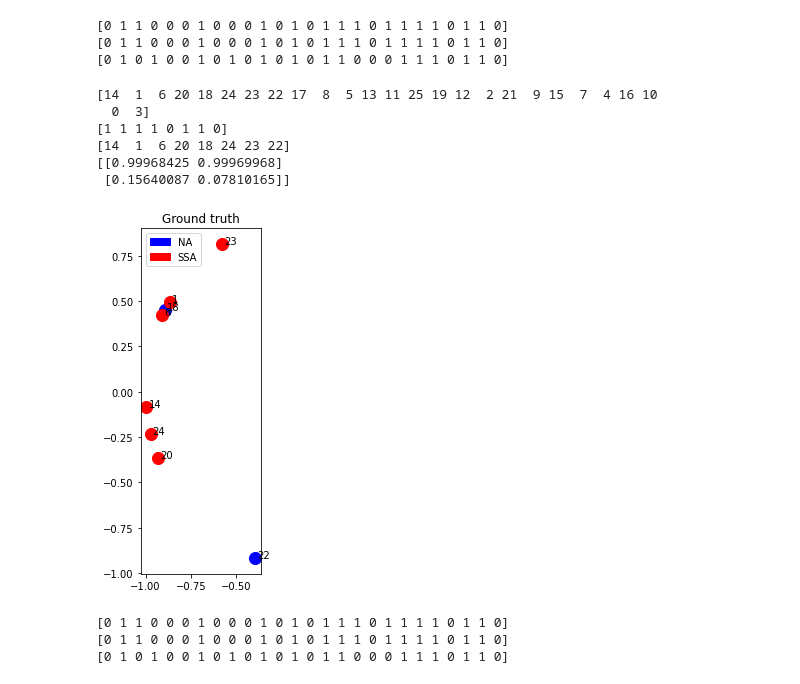
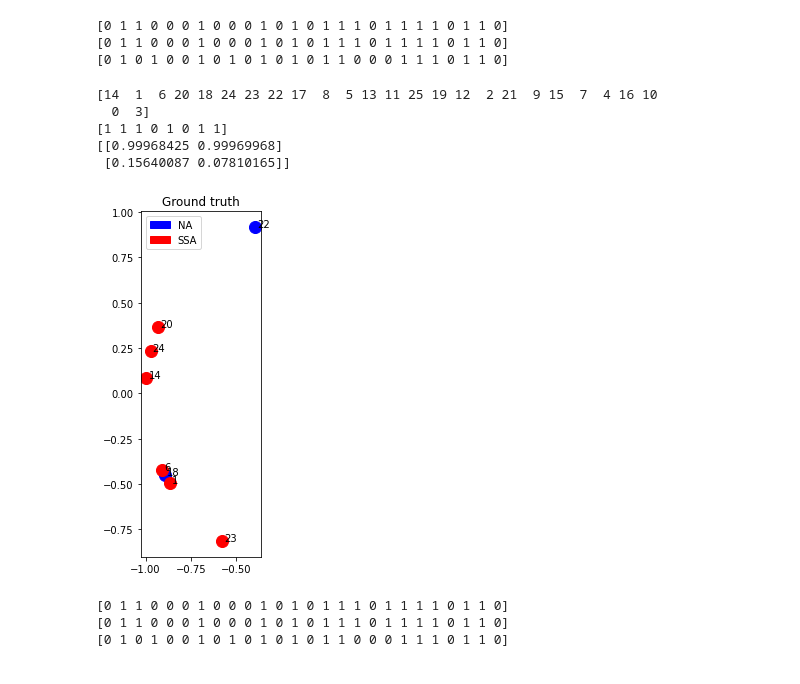
Before and after one commit to alexandremerasli/TFE, a Jupyter notebook: cluster_data.ipynb, the cells around one changed output. Saved outputs shown, nothing was run; the diff lists cells and outputs as text; code cells hidden in the pictures.

```diff
--- a/cluster_data.ipynb
+++ b/cluster_data.ipynb
@@ -1421,6 +1421,7 @@ nbParticipants = len(ISC_EEG)
 class Results():
 
     def __init__(self,name,random_init,sslLabel=None,n_neighbors=3,condition=condition,nbParticipants=nbParticipants,singleRun=True):
+        N = len(condition)
         self.accuracy = np.zeros((N,len(coefficients)))
         self.best_accuracy = 0
         self.best_dim = 0
@@ -1485,6 +1486,7 @@ class Results():
         print(self.probaLabel)
 
     def applyMethod(self,method,dim=np.arange(1,int(N/4)+2),verbose=True):
+        N = len(self.condition)
         if (verbose):
             print("Computing clustering\n")
         for p in range(len(coefficients)):
@@ -1493,7 +1495,6 @@ class Results():
             distance_matrix = computeDistanceMatrix(normalisation=coefficients[p],addCoef=add_coef)
 
             for i in dim: # Negative means PCoA, 7 means t-SNE, range(1,6) means metric MDS
-                self.best_points = np.zeros((N,abs(i)))
                 if (isinstance(self,MapMethodResults)):
                     if (i<0):
                         points = computePCoACoordinate(distance_matrix,n_comp=abs(i))
@@ -1504,7 +1505,7 @@ class Results():
                         #points = transformPoints(points)
                         points = points[:,:2]
                         self.condition = condition
-                        #self.condition = self.condition[sortedIdx[:nbParticipants]]
+                        N = len(self.condition)
                     elif (i<int(N/4)+1):
                         points,stress,disparities = computeMDSCoordinate(distance_matrix,i)
                     elif (i==7):
@@ -1529,7 +1530,9 @@ class Results():
                     label = meth.predict(points)
 
                 if (self.singleRun):
+                    print(N)
                     acc = sum(self.condition==label)/N
+                    print(acc)
                     if (acc<0.5):
                         label = 1-label
                         self.accuracy[i-1,p] = 1-acc
@@ -1542,6 +1545,7 @@ class Results():
                 print(self.condition)
                 acc = sum(self.condition==label)/N
                 self.accuracy[i-1,p] = acc
+                self.best_points = np.zeros((N,abs(i)))
 
                 if self.accuracy[i-1,p] == np.max(self.accuracy):
                     self.label = label
@@ -1554,6 +1558,7 @@ class Results():
                         self.SC = silhouetteCoef(distance_matrix,self.label,metric='precomputed')
 
     def applyMethodAverage(self,method,coef,dim=2,n_run=1,verbose=True):
+        N = len(self.condition)
         print("Computing clustering\n")
         self.best_points = np.zeros((N,dim))
         self.best_dim = dim
@@ -1599,6 +1604,7 @@ class Results():
             self.accuracy = acc
 
     def reverseLabel(self,label):
+        N = len(self.condition)
         for i in range(len(self.allLabel)):
             if (np.array_equal(label,self.allLabel[i])):
                 return label
@@ -1615,6 +1621,7 @@ class Results():
         return label
 
     def writeProbaLabel(self):
+        N = len(self.condition)
         probaLabel = np.zeros((N,2))
         probaLabel[:,0] = self.condition
         probaLabel[:,1] = self.probaLabel
@@ -1633,6 +1640,7 @@ class MapMethodResults(Results):
         Results.__init__(self,name,random_init,sslLabel,n_neighbors,condition,nbParticipants,singleRun)
 
     def applyMethodAndMDSAverages(self,method,dim=2,coef=1,n_run=1,n_mds_run=1,verbose=True):
+        N = len(self.condition)
         print("Computing clustering\n")
         self.best_points = np.zeros((N,dim))
         self.best_dim = dim
@@ -1676,6 +1684,7 @@ class MapMethodResults(Results):
             self.accuracy = acc
 
     def clusteringAccuracyWithDimension(self):
+        #N = len(self.condition)
         # Plot clustering accuracy with increasing dimension
         for p in range(len(coefficients)):
             plt.plot(np.arange(1,N+1),self.accuracy[:,p],label=str(coefficients[p]))
@@ -2191,9 +2204,6 @@ def bestClassifiedOverAll(result,k):
     idx = np.argsort(np.concatenate((foundNA,foundSSA)))
     return kargmin(dist[idx],k)
 
-
-
-
 def computeMVSCCoordinate(n_clusters=2,p=26):
     sortedIdx = bestClassifiedOverAll(result,N)
     print(sortedIdx)
@@ -2204,45 +2214,54 @@ def computeMVSCCoordinate(n_clusters=2,p=26):
     mat_IBI = np.copy(ISC_IBI[sortedIdx,:])
     mat_IBI = mat_IBI[:,sortedIdx]
 
+    global subjectsWithoutShift
+    subjectsWithoutShift = sortedIdx[:p]
+    idx = np.argsort(subjectsWithoutShift)
+    subjectsWithoutShift = subjectsWithoutShift[idx]
+
     mat_EEG = mat_EEG[:p,:p]
     mat_EDA = mat_EDA[:p,:p]
     mat_IBI = mat_IBI[:p,:p]
+    mat_EEG = mat_EEG[idx,:]
+    mat_EDA = mat_EDA[idx,:]
+    mat_IBI = mat_IBI[idx,:]
+    mat_EEG = mat_EEG[:,idx]
+    mat_EDA = mat_EDA[:,idx]
+    mat_IBI = mat_IBI[:,idx]
+
     global subjects
     subjects = np.arange(p)
-    global subjectsWithoutShift
-    subjectsWithoutShift = sortedIdx[:p]
     global condition
     condition = condition[sortedIdx[:p]]
+    condition = condition[idx]
     print(condition)
-    print(subjectsWithoutShift)
 
     plt.figure()
     distance_matrix_EEG = computeDistanceMatrix(1.1,addCoef=0,keepDiag=False,study_matrix=mat_EEG)
     distance_matrix_EDA = computeDistanceMatrix(1.1,addCoef=0,keepDiag=False,study_matrix=mat_EDA)
     distance_matrix_IBI = computeDistanceMatrix(1.1,addCoef=0,keepDiag=False,study_matrix=mat_IBI)
 
     distance_matrix_corr_EEG = pairwise_distances(mat_EEG,metric='correlation')
 
     MVSC = mvsc([distance_matrix_EEG,distance_matrix_corr_EEG],[True,True],2)
     #MVSC = mvsc([distance_matrix_EEG,distance_matrix_EDA,distance_matrix_IBI,distance_matrix_corr_EEG],[True,True,True,True],n_clusters)
     #MVSC = mvsc([distance_matrix_EEG,distance_matrix_EDA,distance_matrix_IBI,distance_matrix_corr_EEG],[True,True,True,True,True,True],n_clusters)
 
     points = MVSC[2]
     print(MVSC[1])
     return points
     #return preprocessing.scale(points,axis=0)
 
 nbParticipants = 8
 points = computeMVSCCoordinate(2,nbParticipants)
 plotPoints(points,subjects=subjects,subjectsWithoutShift=subjectsWithoutShift)
 # %% [output]
 [14  1  6 20 18 24 23 22 17  8  5 13 11 25 19 12  2 21  9 15  7  4 16 10
   0  3]
-[1 1 1 1 0 1 1 0]
-[14  1  6 20 18 24 23 22]
+[1 1 1 0 1 0 1 1]
 [[0.99968425 0.99969968]
  [0.15640087 0.07810165]]
-[figure, old version]
+[figure, new version]
 # %%
 condition = np.genfromtxt(os.path.join('condition.csv'),delimiter=',')
 condition = np.array(condition,dtype='int') # Convert into array
```
Also changed, not shown: parts of 51 cells of this notebook.
